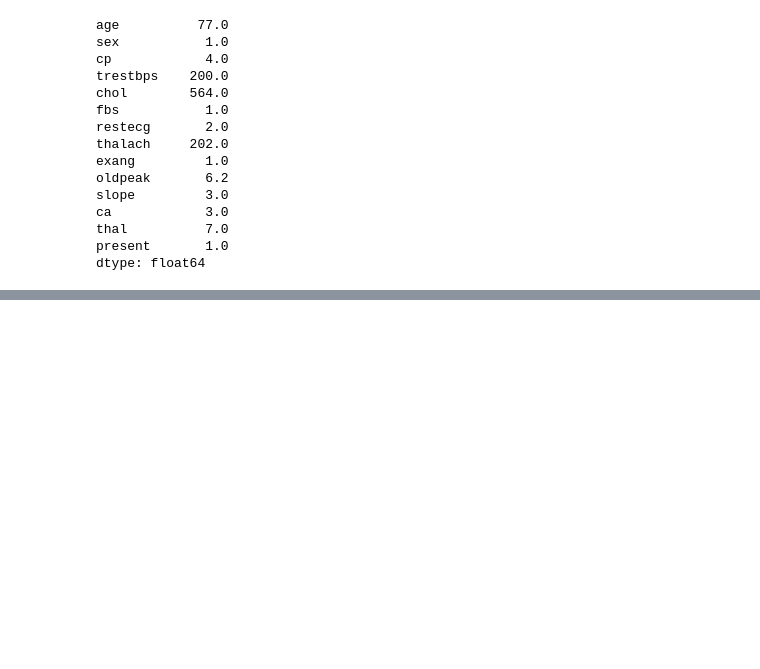
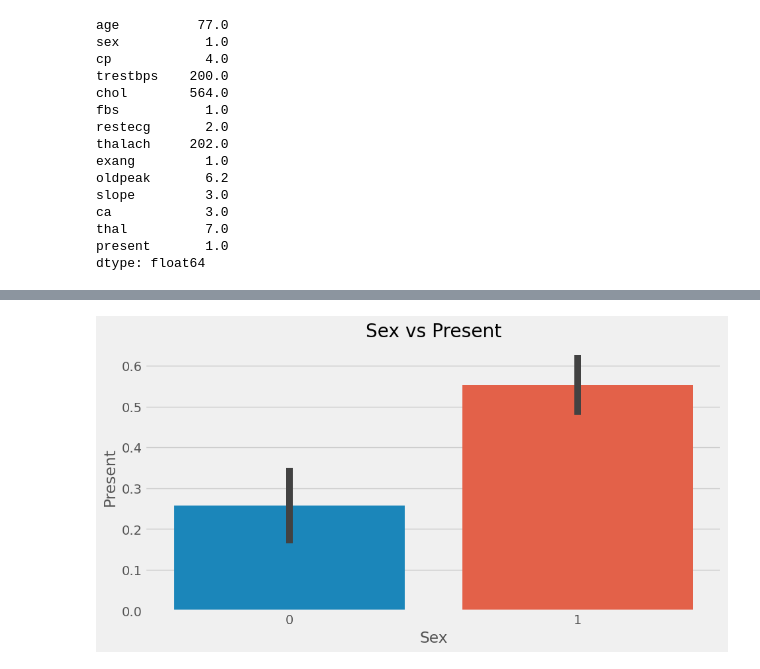
Before and after one commit to SilbaB/Heart_disease, a Jupyter notebook: Heart_disease.ipynb, the cells around one changed output, grey strips where cells are left out. Saved outputs shown, nothing was run; the diff lists cells and outputs as text; code cells hidden in the pictures; blank space fills up the shorter version.

```diff
--- a/Heart_disease.ipynb
+++ b/Heart_disease.ipynb
@@ -297,0 +299,11 @@ sns.heatmap(correlation,annot=True,fmt=".02f")
+# %%
+plt.figure(figsize=(10, 5))
+plt.style.use("fivethirtyeight")
+
+sns.barplot(x='sex', y='present', data=data)
+plt.xlabel('Sex')
+plt.ylabel('Present')
+plt.title('Sex vs Present')
+plt.show()
+# %% [output]
+[figure, added]
```
Also changed, not shown: parts of 5 cells of this notebook.
